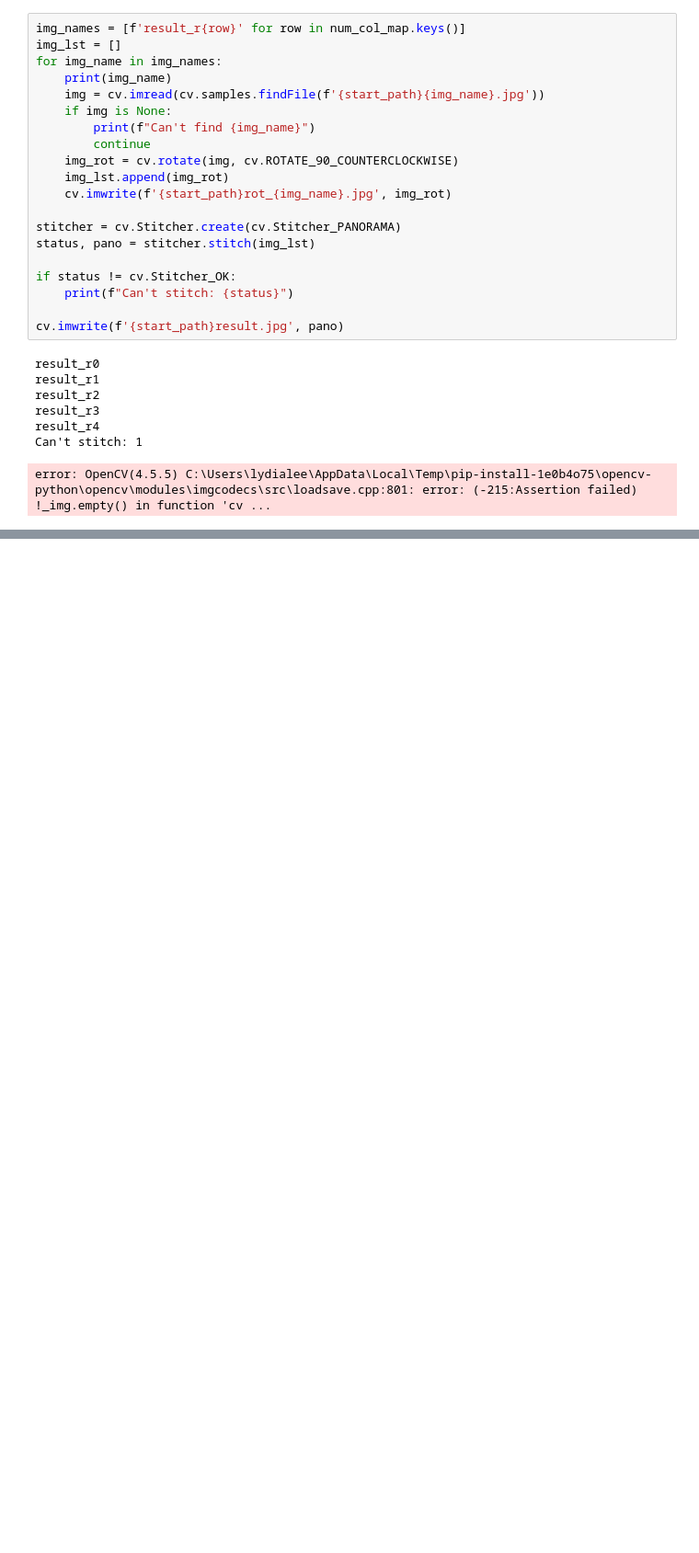
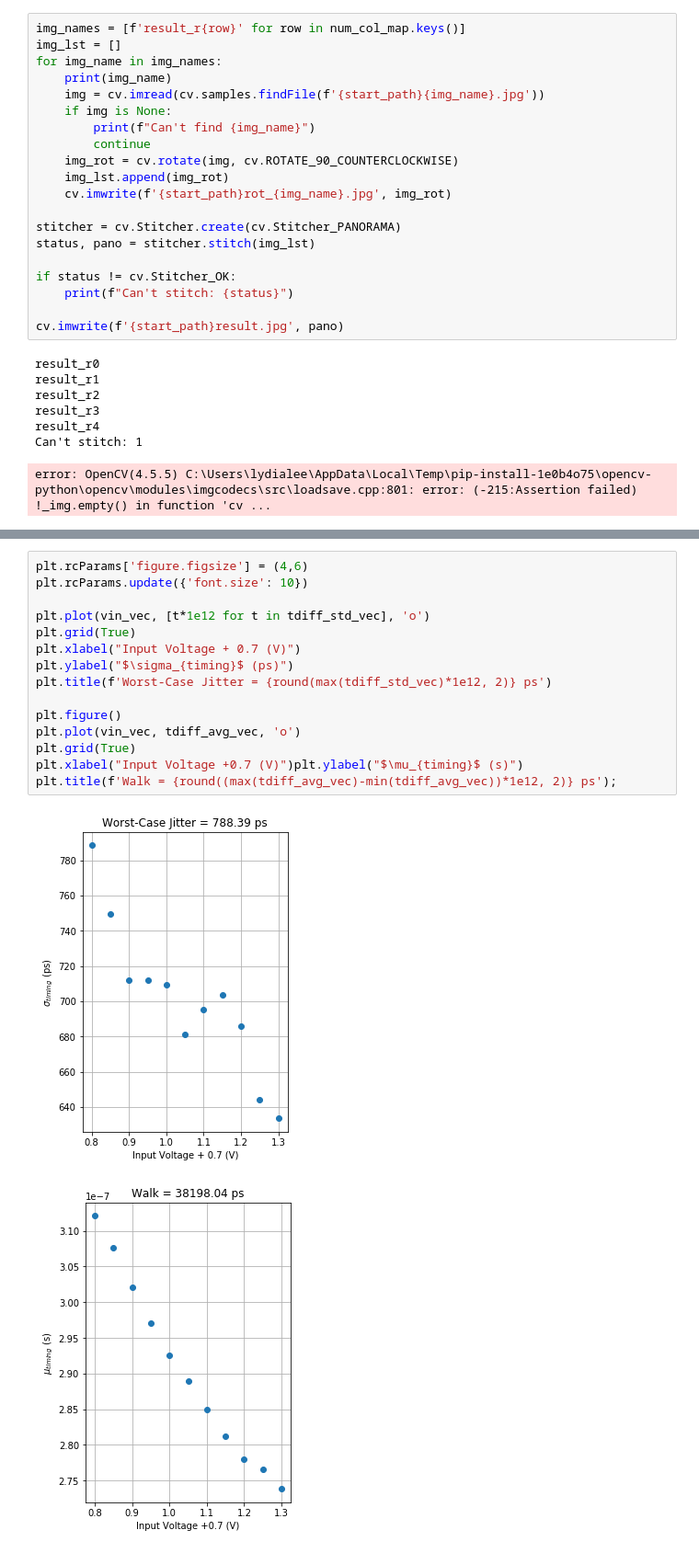
Before and after one commit to iiSmiley/span-ion-code, a Jupyter notebook: testing/plotting.ipynb, the cells around one changed output, grey strips where cells are left out. Shown at 92% size. Drawn from its saved outputs; the diff is of its cells as text; blank space fills up the shorter version.

Commit message:
[ll] mor eplotting, jitter measurements

```diff
--- a/testing/plotting.ipynb
+++ b/testing/plotting.ipynb
@@ -303,0 +364,18 @@ np.inf
+# %%
+plt.rcParams['figure.figsize'] = (4,6)
+plt.rcParams.update({'font.size': 10})
+
+plt.plot(vin_vec, [t*1e12 for t in tdiff_std_vec], 'o')
+plt.grid(True)
+plt.xlabel("Input Voltage + 0.7 (V)")
+plt.ylabel("$\sigma_{timing}$ (ps)")
+plt.title(f'Worst-Case Jitter = {round(max(tdiff_std_vec)*1e12, 2)} ps')
+
+plt.figure()
+plt.plot(vin_vec, tdiff_avg_vec, 'o')
+plt.grid(True)
+plt.xlabel("Input Voltage +0.7 (V)")plt.ylabel("$\mu_{timing}$ (s)")
+plt.title(f'Walk = {round((max(tdiff_avg_vec)-min(tdiff_avg_vec))*1e12, 2)} ps');
+# %% [output]
+[figure, added]
+[figure, added]
```
Also changed, not shown: parts of 10 cells of this notebook, 4 other files.
